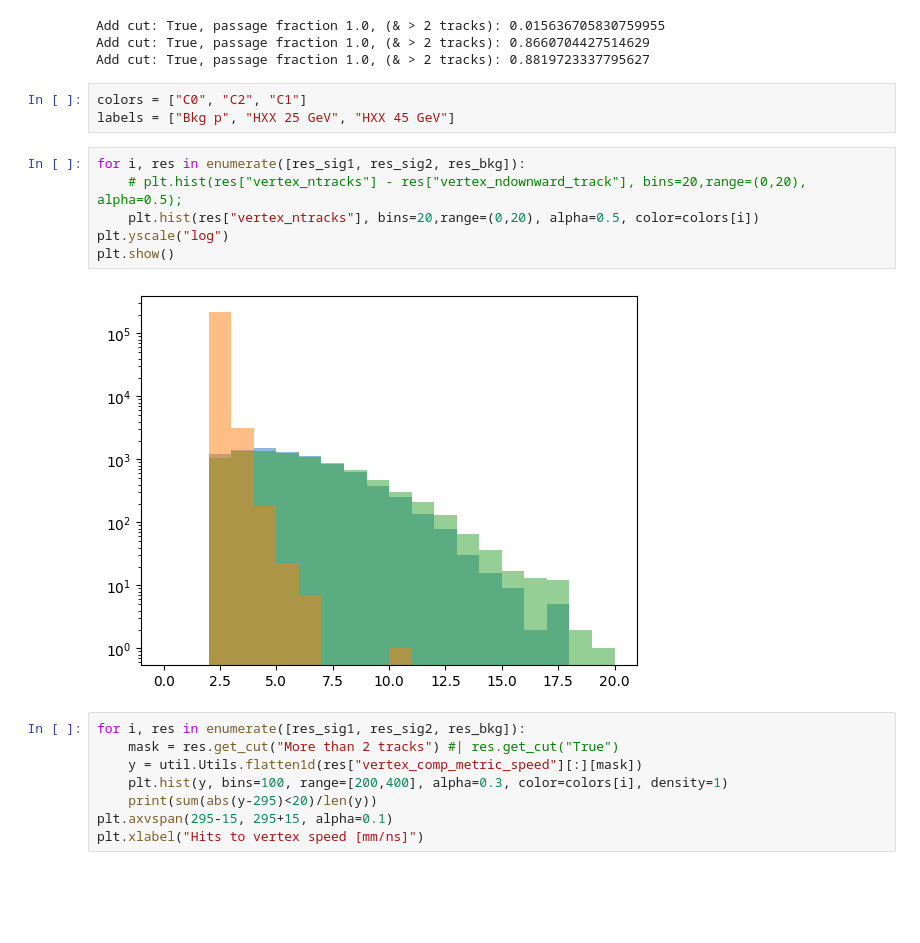
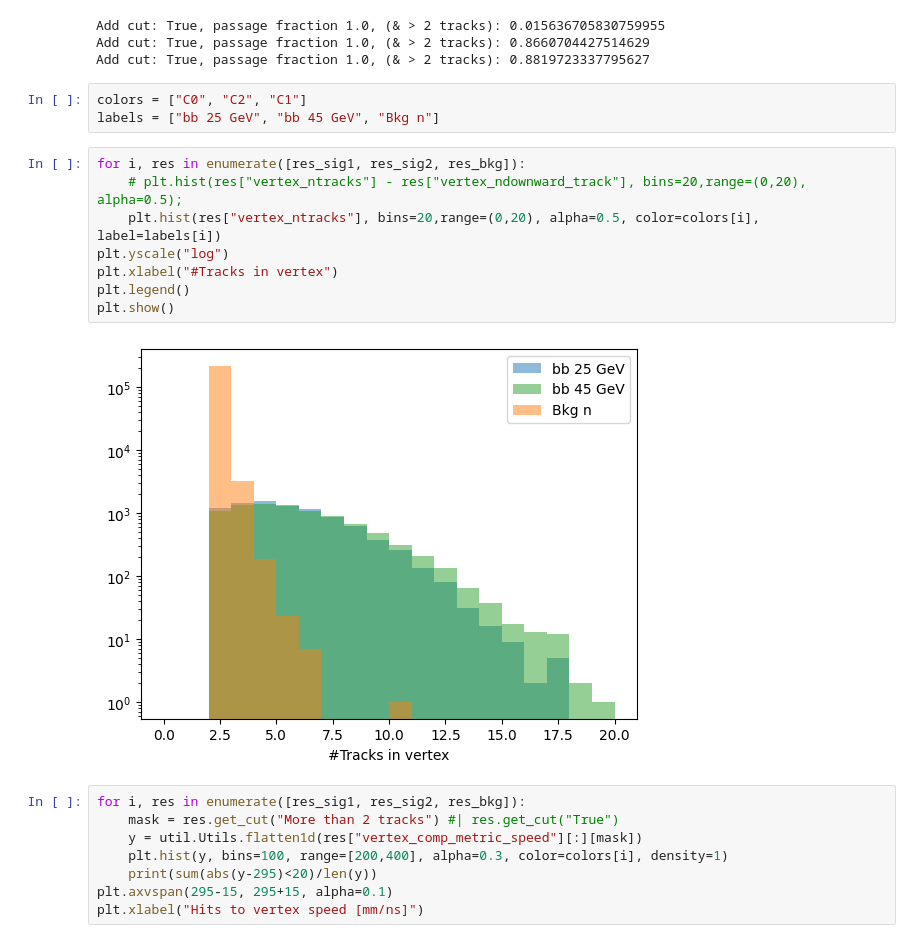
Before and after one commit to EdmondRen/mathusla-newsim, a Jupyter notebook: studies/mathusla40/cosmic_p/2.cut_dev-n-v2.ipynb, the cells around one changed output. Cells and saved outputs as stored; diff of their text form; blank space fills up the shorter version.

```diff
--- a/studies/mathusla40/cosmic_p/2.cut_dev-n-v2.ipynb
+++ b/studies/mathusla40/cosmic_p/2.cut_dev-n-v2.ipynb
@@ -99,15 +99,17 @@ Add cut: True, passage fraction 1.0, (& > 2 tracks): 0.8660704427514629
 Add cut: True, passage fraction 1.0, (& > 2 tracks): 0.8819723337795627
 # %%
 colors = ["C0", "C2", "C1"]
-labels = ["Bkg p", "HXX 25 GeV", "HXX 45 GeV"]
+labels = ["bb 25 GeV", "bb 45 GeV", "Bkg n"]
 # %%
 for i, res in enumerate([res_sig1, res_sig2, res_bkg]):
     # plt.hist(res["vertex_ntracks"] - res["vertex_ndownward_track"], bins=20,range=(0,20), alpha=0.5);
-    plt.hist(res["vertex_ntracks"], bins=20,range=(0,20), alpha=0.5, color=colors[i])
+    plt.hist(res["vertex_ntracks"], bins=20,range=(0,20), alpha=0.5, color=colors[i], label=labels[i])
 plt.yscale("log")
+plt.xlabel("#Tracks in vertex")
+plt.legend()
 plt.show()
 # %% [output]
-[figure, old version]
+[figure, new version]
 # %%
 for i, res in enumerate([res_sig1, res_sig2, res_bkg]):
     mask = res.get_cut("More than 2 tracks") #| res.get_cut("True")
```
Also changed, not shown: parts of 2 cells of this notebook, 13 other files.
